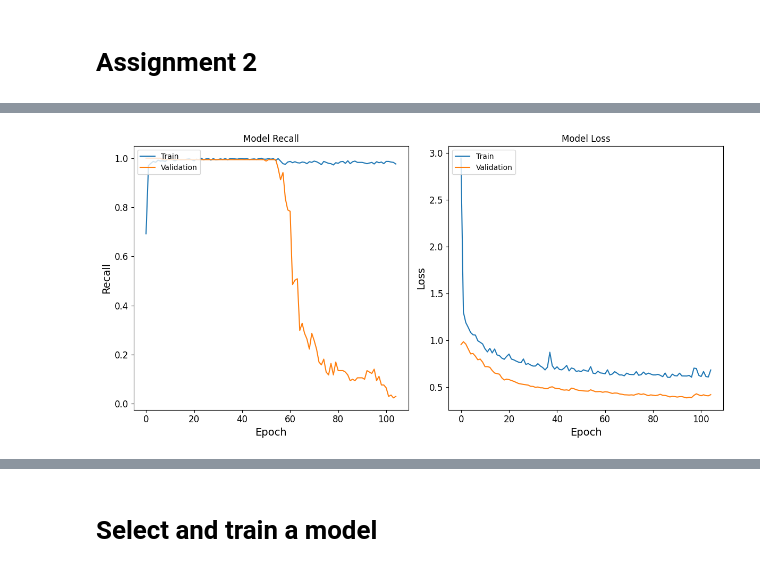
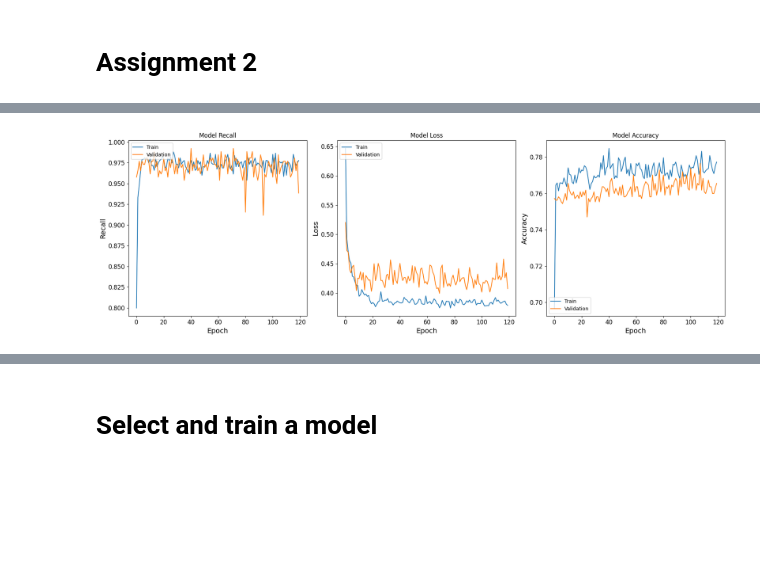
Before and after one commit to IuliaCipleu/Detect-Software-Conflict-with-Tensorflow, a Jupyter notebook: CipleuIuliaOlivia.ipynb, the cells around one changed output, grey strips where cells are left out. Saved outputs shown, nothing was run; the diff lists cells and outputs as text; code cells hidden in the pictures; blank space fills up the shorter version.

```diff
--- a/CipleuIuliaOlivia.ipynb
+++ b/CipleuIuliaOlivia.ipynb
@@ -1666,53 +2634,46 @@ Test Recall: 0.96875
 # %%
 from sklearn.compose import ColumnTransformer
+from sklearn.model_selection import train_test_split
+import tensorflow as tf
+import numpy as np
+import matplotlib.pyplot as plt
 
-X_processed = new_data_prepared
-y = new_data_labels
+# Assuming X_processed and y are already defined and preprocessed
+X_train, X_test, y_train, y_test = train_test_split(X_processed, y, test_size=0.2, random_state=42)
+# Define the TensorFlow model architecture with regularization
+from tensorflow.keras import regularizers
 
-# Split the preprocessed data into training and testing sets
-X_train, X_test, y_train, y_test = train_test_split(X_processed, y, test_size=0.2, random_state=42)
-
-print("X_train shape:", X_train.shape)
-print("y_train shape:", y_train.shape)
-print("Sample X_train data:", X_train[:5])
-print("Sample y_train data:", y_train[:5])
-print("Unique labels in y_train:", np.unique(y_train))
-print("Class weights:", {0: 1, 1: 10})
-
-
-# Define the TensorFlow model architecture
 model = tf.keras.Sequential([
-    tf.keras.layers.Dense(128, activation='relu', input_shape=(X_train.shape[1],)),
-    tf.keras.layers.Dropout(0.95),
-    tf.keras.layers.Dense(64, activation='relu'),
-    tf.keras.layers.Dropout(0.1),
+    tf.keras.layers.Dense(64, activation='tanh', kernel_regularizer=regularizers.l2(0.001), input_shape=(X_train.shape[1],)),
+    tf.keras.layers.Dropout(0.5),
+    tf.keras.layers.Dense(64, activation='relu', kernel_regularizer=regularizers.l2(0.001)),
+    tf.keras.layers.Dropout(0.5),
     tf.keras.layers.Dense(1, activation='sigmoid')
 ])
 
-# Compile the model based on the goal (recall or precision)
-# Assuming your first name starts with 'A' and you need to improve recall
-# Compile the model with class weights
-model.compile(optimizer='adam', loss='binary_crossentropy', metrics=[tf.keras.metrics.Recall(name='recall')])
-
+# Use a custom optimizer with a lower learning rate
+initial_learning_rate = 0.003
+custom_optimizer = tf.keras.optimizers.Adam(learning_rate=initial_learning_rate)
+model.compile(optimizer=custom_optimizer, loss='binary_crossentropy', metrics=[tf.keras.metrics.Recall(name='recall'), 'accuracy'])
+# Calculate class weights based on the labels in y_train
+total_samples = len(y_train)
+class_weights = {label: total_samples / (2 * np.sum(y_train == label)) for label in np.unique(y_train)}
+print("Class weights:", class_weights)
 # Define early stopping callback
 early_stopping = tf.keras.callbacks.EarlyStopping(
-    monitor='val_loss', patience=10, restore_best_weights=True)
+    monitor='val_loss', patience=50, restore_best_weights=True)
 
-# Train the model with class weights
-# Convert y_train to NumPy array
-y_train = y_train.values
+# Convert y_train to NumPy array if necessary
+if not isinstance(y_train, np.ndarray):
+    y_train = np.array(y_train)
 
-# Train the model with class weights
-history = model.fit(X_train, y_train, epochs=450, validation_split=0.2,
-                    class_weight={0: 0.5, 1: 9.5}, callbacks=[early_stopping])
+# Train the model with class weights and increased validation split
+history = model.fit(X_train, y_train, epochs=300, validation_split=0.3,
+                    class_weight=class_weights, callbacks=[early_stopping])
+# Evaluate the model on the training set
+train_loss, train_recall, train_accuracy = model.evaluate(X_train, y_train)
 
-
-# Evaluate the model on the training set
-train_loss, train_recall = model.evaluate(X_train, y_train)
-
-import numpy as np
-
-# Convert y_test to a NumPy array if it's not already
+# Ensure y_test is a NumPy array
 if not isinstance(y_test, np.ndarray):
     y_test = np.array(y_test)
 
@@ -1720,17 +2681,18 @@ if not isinstance(y_test, np.ndarray):
 assert y_test.ndim == 1, "y_test should be a 1D array"
 
 # Evaluate the model on the test set
-test_loss, test_recall = model.evaluate(X_test, y_test)
+test_loss, test_recall, test_accuracy = model.evaluate(X_test, y_test)
 
 print("Training Loss:", train_loss)
 print("Training Recall:", train_recall)
+print("Training Accuracy:", train_accuracy)
 print("Test Loss:", test_loss)
 print("Test Recall:", test_recall)
+print("Test Accuracy:", test_accuracy)
+# Plot training history
+plt.figure(figsize=(18, 6))
 
-# Plot training history
-plt.figure(figsize=(12, 6))
-
-plt.subplot(1, 2, 1)
+plt.subplot(1, 3, 1)
 plt.plot(history.history['recall'])
 plt.plot(history.history['val_recall'])
 plt.title('Model Recall')
@@ -1738,8 +2700,7 @@ plt.ylabel('Recall')
 plt.xlabel('Epoch')
 plt.legend(['Train', 'Validation'], loc='upper left')
 
-# Plot training & validation loss values
-plt.subplot(1, 2, 2)
+plt.subplot(1, 3, 2)
 plt.plot(history.history['loss'])
 plt.plot(history.history['val_loss'])
 plt.title('Model Loss')
@@ -1747,6 +2708,14 @@ plt.ylabel('Loss')
 plt.xlabel('Epoch')
 plt.legend(['Train', 'Validation'], loc='upper left')
 
+plt.subplot(1, 3, 3)
+plt.plot(history.history['accuracy'])
+plt.plot(history.history['val_accuracy'])
+plt.title('Model Accuracy')
+plt.ylabel('Accuracy')
+plt.xlabel('Epoch')
+plt.legend(['Train', 'Validation'], loc='lower left')
+
 plt.tight_layout()
 plt.show()
 # %% [output]
@@ -1770 +2739 @@ Test Recall: 0.125
-[figure, old version]
+[figure, new version]
```
Also changed, not shown: parts of 66 cells of this notebook.
